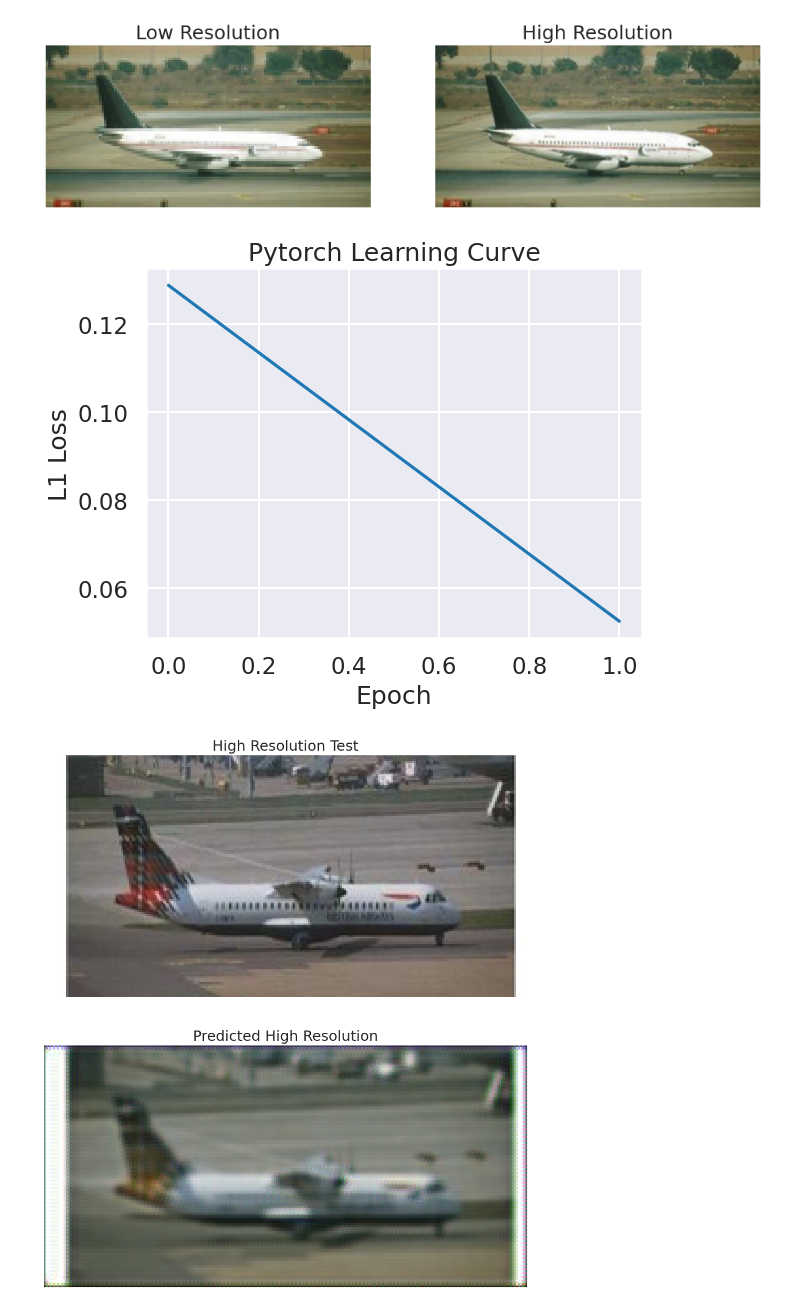
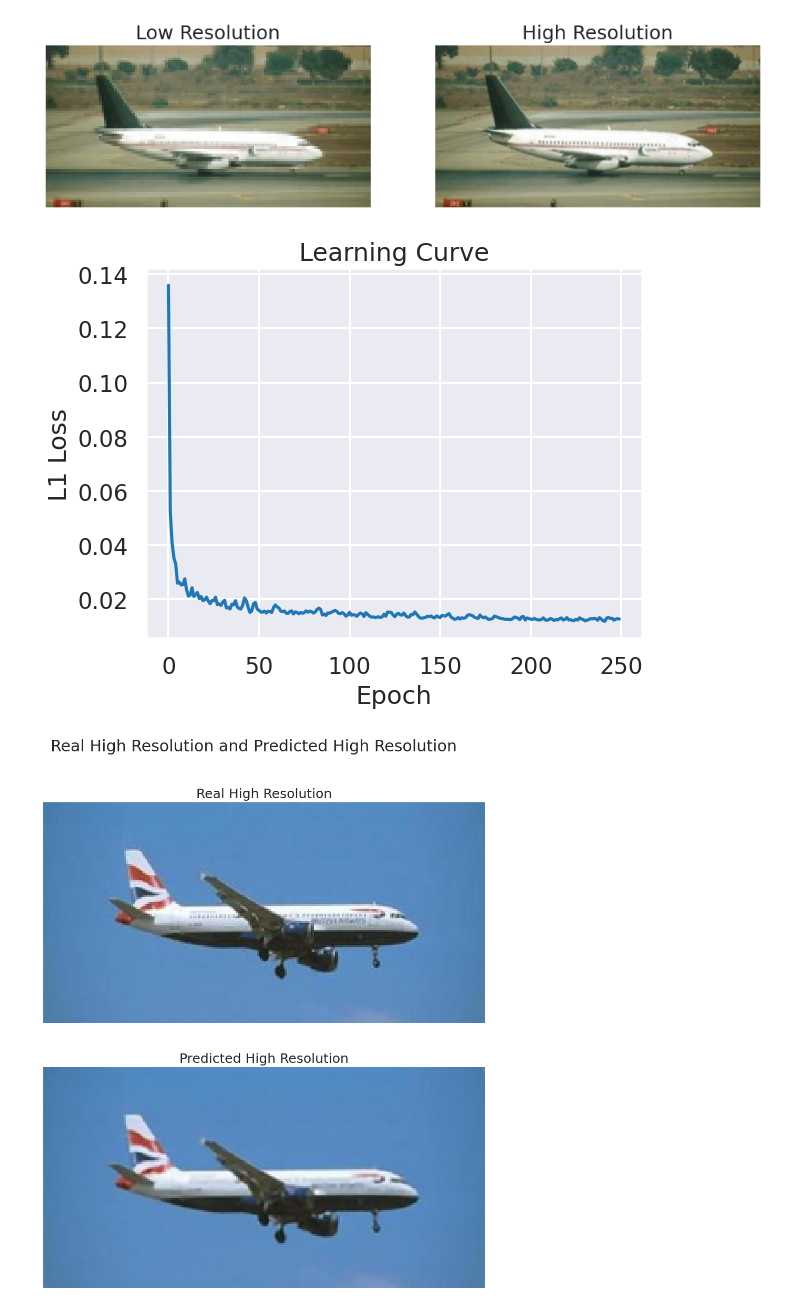
Before and after one commit to cMancio00/Super-Resolution, a Jupyter notebook: notebook.ipynb, the cells around one changed output. Saved outputs shown, nothing was run; the diff lists cells and outputs as text; code cells hidden in the pictures.

Commit message:
Added a training model
Signed-off-by: Christian Mancini <mancinichristian00@gmail.com>

```diff
--- a/notebook.ipynb
+++ b/notebook.ipynb
@@ -48,47 +48,47 @@ _ , _, test = split_dataset(dataset,sizes)
 
 test_dataloader = DataLoader(test, batch_size=16, shuffle=True)
 # %%
-loss_filename = 'training_loss/L1_202408041723.csv'
+loss_filename = 'training_loss/L1_202408041853.csv'
 losses = genfromtxt(loss_filename, delimiter=',')
 sns.lineplot(x=np.arange(len(losses)), y=losses)
 plt.xlabel('Epoch')
 plt.ylabel('L1 Loss')
-plt.title('Pytorch Learning Curve')
+plt.title('Learning Curve')
 plt.show()
 # %% [output]
-[figure, old version]
+[figure, new version]
 # %%
 device = torch.device('cuda:0' if torch.cuda.is_available() else 'cpu')
-model_filename = "checkpoint/SR_c64_rb16_e2_202408041723.pth"
+model_filename = "checkpoint/SR_c64_rb16_e250_202408041853.pth"
 test_SRN = SuperResolution(64,16)
 test_SRN = test_SRN.to(device)
 
 checkpoint_path = model_filename
 test_SRN.load_state_dict(torch.load(checkpoint_path))
 test_SRN.eval()
 
 low_res_test, high_res_test = next(iter(test_dataloader))
 
 low_res_test = low_res_test.to(device)
 
 with torch.no_grad():
     predicted_high_res = test_SRN(low_res_test)
 
 predicted_image = torch.clamp(predicted_high_res[0], 0, 1).permute(1, 2, 0).cpu().numpy()
 
 _, ax = plt.subplots(2, figsize=(16, 12))
-fig.suptitle('High Resolution and Predicted High Resolution Samples')
+plt.suptitle('Real High Resolution and Predicted High Resolution')
 
 ax[0].imshow(high_res_test[0].permute(1, 2, 0).cpu())
-ax[0].set_title("High Resolution Test")
+ax[0].set_title("Real High Resolution")
 ax[0].axis('off')
 
 ax[1].imshow(predicted_image)
 ax[1].set_title("Predicted High Resolution")
 ax[1].axis('off')
 
 os.makedirs("output", exist_ok=True)
-plt.savefig("output/comparison.jpg")
+plt.savefig("output/prediction_comparison.jpg")
 plt.show()
 # %% [output]
-[figure, old version]
+[figure, new version]
```
Also changed, not shown: parts of 1 cell of this notebook, 7 other files.
